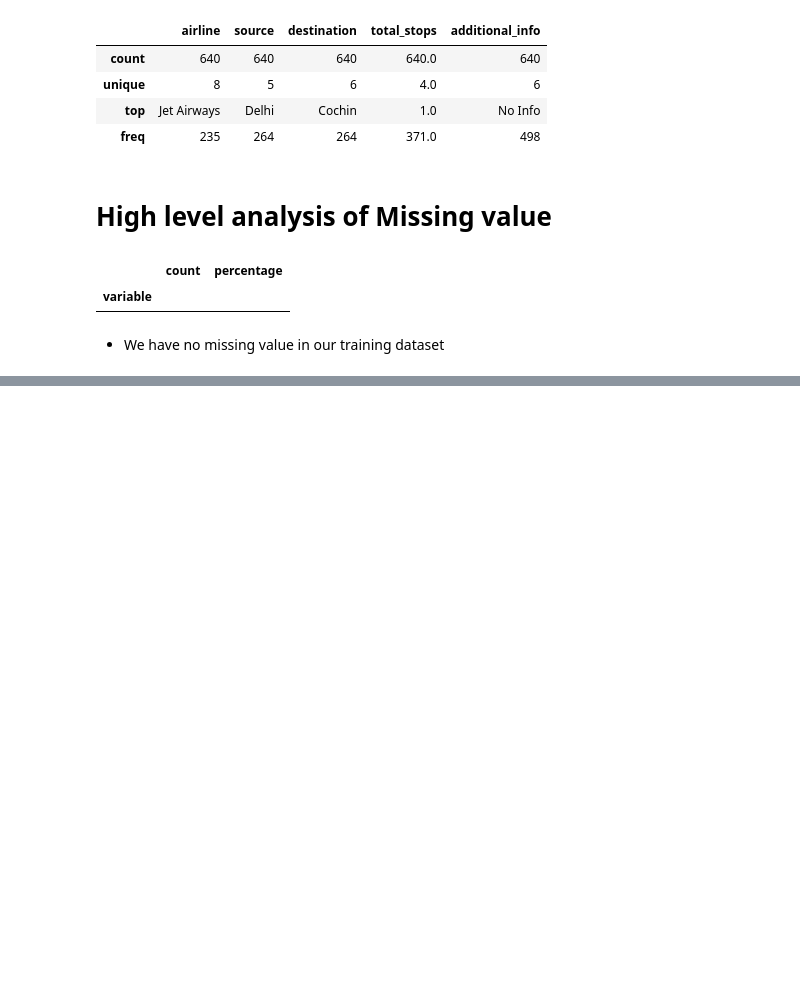
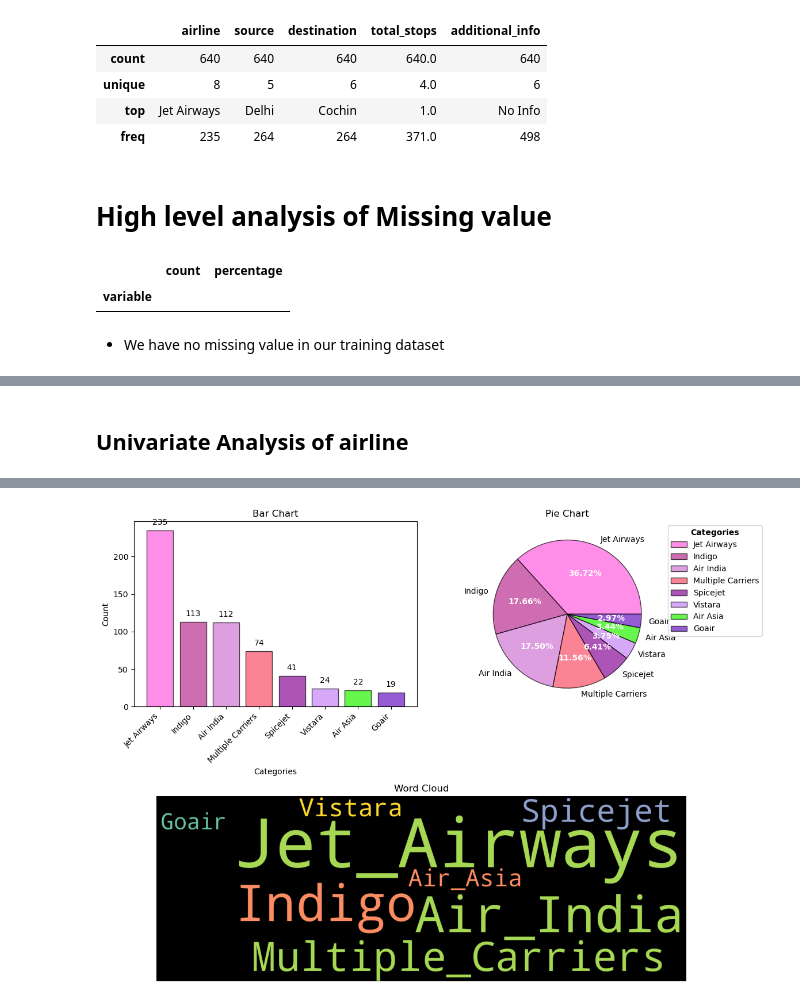
Before and after one commit to jayantbhatia/Sagemaker_project, a Jupyter notebook: notebook/EDA.ipynb, the cells around one changed output, grey strips where cells are left out. Drawn from its saved outputs; the diff is of its cells as text; code cells hidden in the pictures; blank space fills up the shorter version.

```diff
--- a/notebook/EDA.ipynb
+++ b/notebook/EDA.ipynb
@@ -179,0 +244,4 @@ eda_helper_functions.cramersV_heatmap(train)
+# %%
+eda_helper_functions.cat_univar_plots(train, "airline")
+# %% [output]
+Univariate Analysis of airline
@@ -179,0 +249 @@ eda_helper_functions.cramersV_heatmap(train)
+[figure, added]
```
Also changed, not shown: parts of 36 cells of this notebook.
